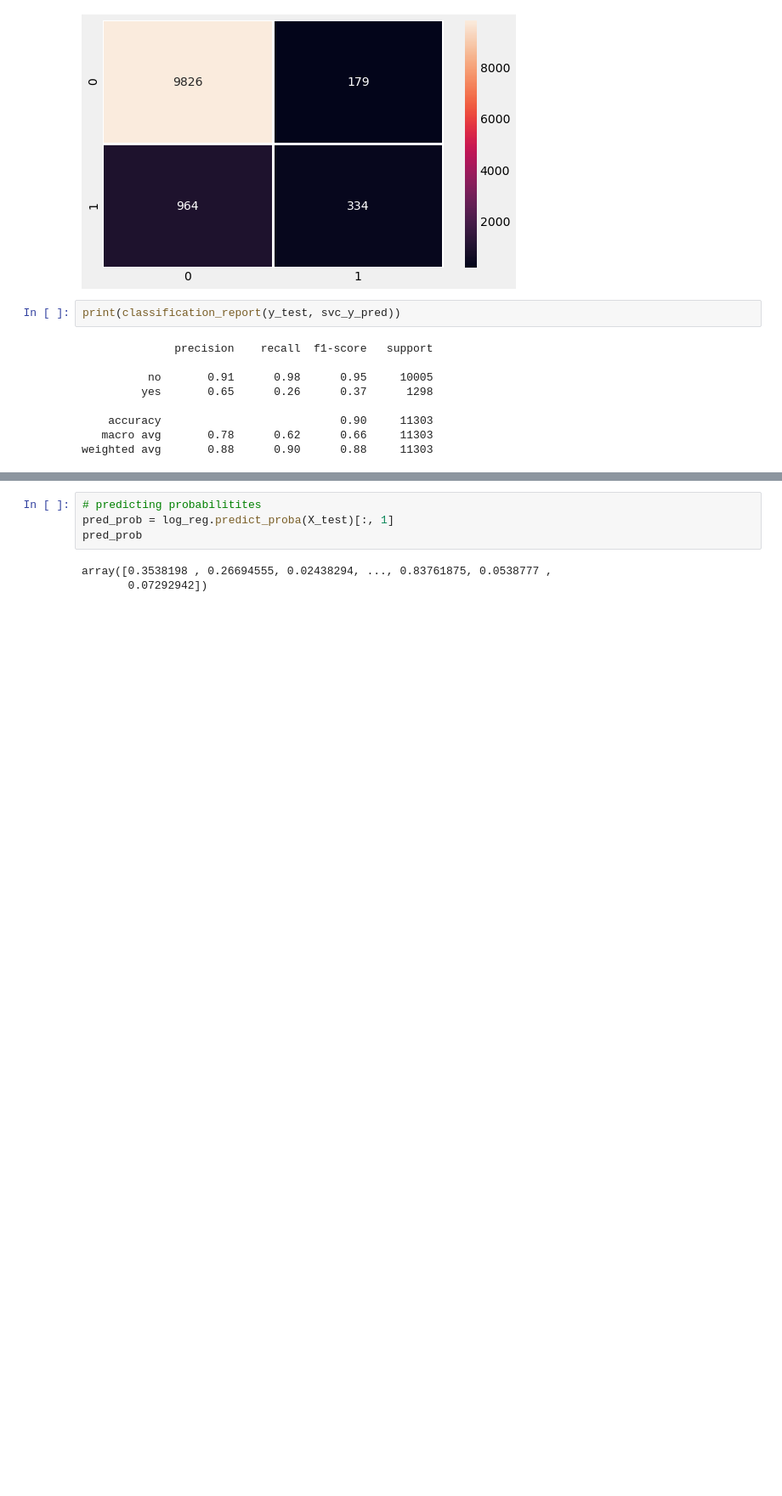
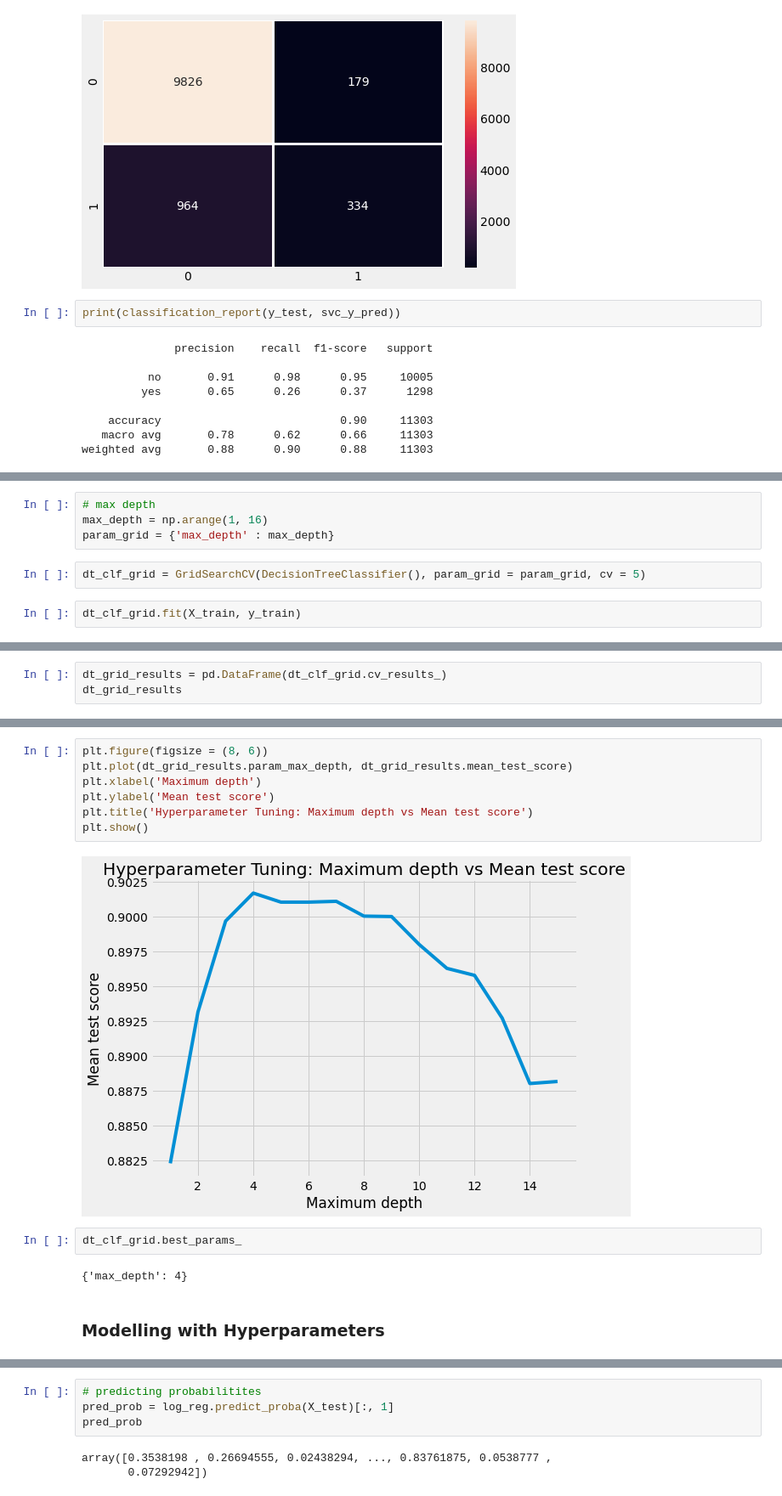
Before and after one commit to Campeone/Machine-Learning-Classification-Analysis, a Jupyter notebook: Bank marketing prediction/Bank marketing classification Analysis.ipynb, the cells around one changed output, grey strips where cells are left out. Shown at 85% size. Drawn from its saved outputs; the diff is of its cells as text; blank space fills up the shorter version.

Commit message:
Modelling: DecisionTreeClassifier, Hyperparameter tuning, Model Evaluation

```diff
--- a/Bank marketing prediction/Bank marketing classification Analysis.ipynb
+++ b/Bank marketing prediction/Bank marketing classification Analysis.ipynb
@@ -536,0 +578,8 @@ weighted avg       0.88      0.89      0.88     11303
+# %%
+# max depth
+max_depth = np.arange(1, 16)
+param_grid = {'max_depth' : max_depth}
+# %%
+dt_clf_grid = GridSearchCV(DecisionTreeClassifier(), param_grid = param_grid, cv = 5)
+# %%
+dt_clf_grid.fit(X_train, y_train)
@@ -536,0 +589,3 @@ weighted avg       0.88      0.89      0.88     11303
+# %%
+dt_grid_results = pd.DataFrame(dt_clf_grid.cv_results_)
+dt_grid_results
@@ -536,0 +609,15 @@ weighted avg       0.88      0.89      0.88     11303
+# %%
+plt.figure(figsize = (8, 6))
+plt.plot(dt_grid_results.param_max_depth, dt_grid_results.mean_test_score)
+plt.xlabel('Maximum depth')
+plt.ylabel('Mean test score')
+plt.title('Hyperparameter Tuning: Maximum depth vs Mean test score')
+plt.show()
+# %% [output]
+[figure, added]
+# %%
+dt_clf_grid.best_params_
+# %% [output]
+{'max_depth': 4}
+# %% [markdown]
+### Modelling with Hyperparameters
```
Also changed, not shown: parts of 37 cells of this notebook.
